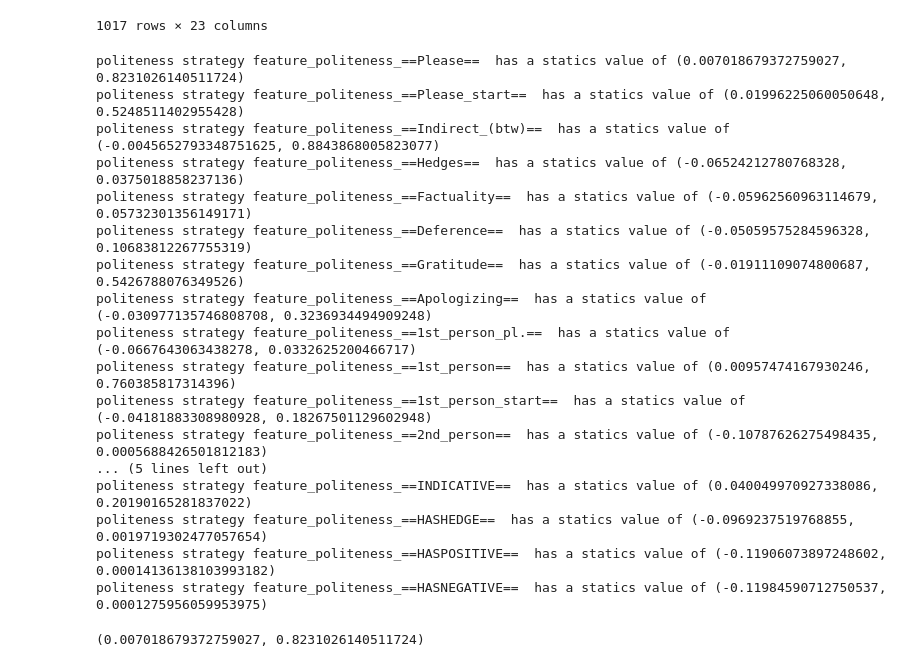
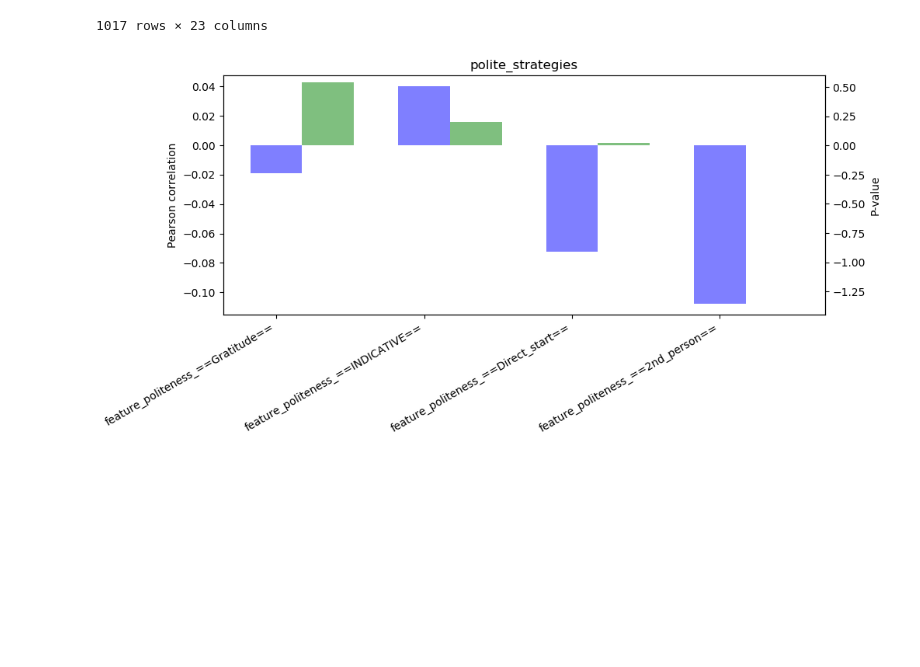
Before and after one commit to junfrankli/Cornell-Conversational-Analysis-Toolkit, a Jupyter notebook: datasets/persuasion_corpus/DataConversion-Copy for D2.ipynb, the cells around one changed output. Drawn from its saved outputs; the diff is of its cells as text; code cells hidden in the pictures; blank space fills up the shorter version.

Commit message:
reformat and add bar plot

```diff
--- a/datasets/persuasion_corpus/DataConversion-Copy for D2.ipynb
+++ b/datasets/persuasion_corpus/DataConversion-Copy for D2.ipynb
@@ -164,7 +146,7 @@ print("number of conversations in the dataset = {}".format(len(persuasion_corpus
 # %% [output]
 number of conversations in the dataset = 1017
 # %%
-convo_ids = persuasion_corpus.get_conversation_ids()
-for i, convo_idx in enumerate(convo_ids[0:5]):
-    print("sample conversation {}:".format(i))
-    print(persuasion_corpus.get_conversation(convo_idx).get_utterance_ids())
+# convo_ids = persuasion_corpus.get_conversation_ids()
+# for i, convo_idx in enumerate(convo_ids[0:5]):
+#     print("sample conversation {}:".format(i))
+#     print(persuasion_corpus.get_conversation(convo_idx).get_utterance_ids())
@@ -247,28 +218,43 @@ df1
 # %%
 import scipy
 # %%
+statics = []
 for index, ps in enumerate(polite_strategies):
-    statics = scipy.stats.pearsonr( df1.iloc[:,index+2].values,[float(i) for i in donations.values()])
-    print('politeness strategy', ps, ' has a statics value of', statics)
+    statics.append( scipy.stats.pearsonr( df1.iloc[:,index+2].values,[float(i) for i in donations.values()]) )
+#     print('politeness strategy', ps, ' has a statics value of', statics[index] )
-# %% [output]
-politeness strategy feature_politeness_==Please==  has a statics value of (0.007018679372759027, 0.8231026140511724)
-politeness strategy feature_politeness_==Please_start==  has a statics value of (0.01996225060050648, 0.5248511402955428)
-politeness strategy feature_politeness_==Indirect_(btw)==  has a statics value of (-0.0045652793348751625, 0.8843868005823077)
-politeness strategy feature_politeness_==Hedges==  has a statics value of (-0.06524212780768328, 0.0375018858237136)
-politeness strategy feature_politeness_==Factuality==  has a statics value of (-0.05962560963114679, 0.05732301356149171)
-politeness strategy feature_politeness_==Deference==  has a statics value of (-0.05059575284596328, 0.10683812267755319)
-politeness strategy feature_politeness_==Gratitude==  has a statics value of (-0.01911109074800687, 0.5426788076349526)
-politeness strategy feature_politeness_==Apologizing==  has a statics value of (-0.030977135746808708, 0.3236934494909248)
-politeness strategy feature_politeness_==1st_person_pl.==  has a statics value of (-0.0667643063438278, 0.0332625200466717)
-politeness strategy feature_politeness_==1st_person==  has a statics value of (0.00957474167930246, 0.760385817314396)
-politeness strategy feature_politeness_==1st_person_start==  has a statics value of (-0.04181883308980928, 0.18267501129602948)
-politeness strategy feature_politeness_==2nd_person==  has a statics value of (-0.10787626275498435, 0.0005688426501812183)
-... (5 lines left out)
-politeness strategy feature_politeness_==INDICATIVE==  has a statics value of (0.040049970927338086, 0.20190165281837022)
-politeness strategy feature_politeness_==HASHEDGE==  has a statics value of (-0.0969237519768855, 0.0019719302477057654)
-politeness strategy feature_politeness_==HASPOSITIVE==  has a statics value of (-0.11906073897248602, 0.00014136138103993182)
-politeness strategy feature_politeness_==HASNEGATIVE==  has a statics value of (-0.11984590712750537, 0.0001275956059953975)
-# %%
-scipy.stats.pearsonr( df1.iloc[:,2].values,[float(i) for i in donations.values()])
-# %% [output]
-(0.007018679372759027, 0.8231026140511724)
+# %%
+# statics[1]
+
+import matplotlib.pyplot as plt; plt.rcdefaults()
+import numpy as np
+import matplotlib.pyplot as plt
+# plot all data
+y_pos = np.arange(len(polite_strategies))
+performance = [i[0] for i in statics]
+
+#plot_sub polite strategy
+sub_polite_strategies_list = [6, 17, 15,  11]
+sub_polite_strategies = np.array(polite_strategies)[sub_polite_strategies_list]
+y_pos = np.arange(len(sub_polite_strategies))
+performance = np.array([i[0] for i in statics])[sub_polite_strategies_list]
+p_value = np.array([i[1] for i in statics])[sub_polite_strategies_list]
+
+fig, ax1 = plt.subplots()
+fig.set_size_inches(10, 4)
+bar_width = 0.35
+opacity = 0.8
+# plt.bar(y_pos, performance, align='center', alpha=0.5)
+ax1.bar(y_pos, performance, bar_width,alpha=0.5,color='b',label='correlation')
+ax1.set_ylabel("Pearson correlation")
+plt.xticks(y_pos, sub_polite_strategies)
+
+ax2 = ax1.twinx()  #par1 = ax1.twinx()
+ax2.bar(y_pos + bar_width, p_value, bar_width,alpha=0.5,color='g',label='p-value')
+ax2.set_ylim(-1.45, 0.6)
+ax2.set_ylabel('P-value')
+plt.title('polite_strategies')
+
+plt.setp(ax1.get_xticklabels(), rotation=30, horizontalalignment='right')
+plt.show()
+# %% [output]
+[figure, added]
```
Also changed, not shown: parts of 5 cells of this notebook.
